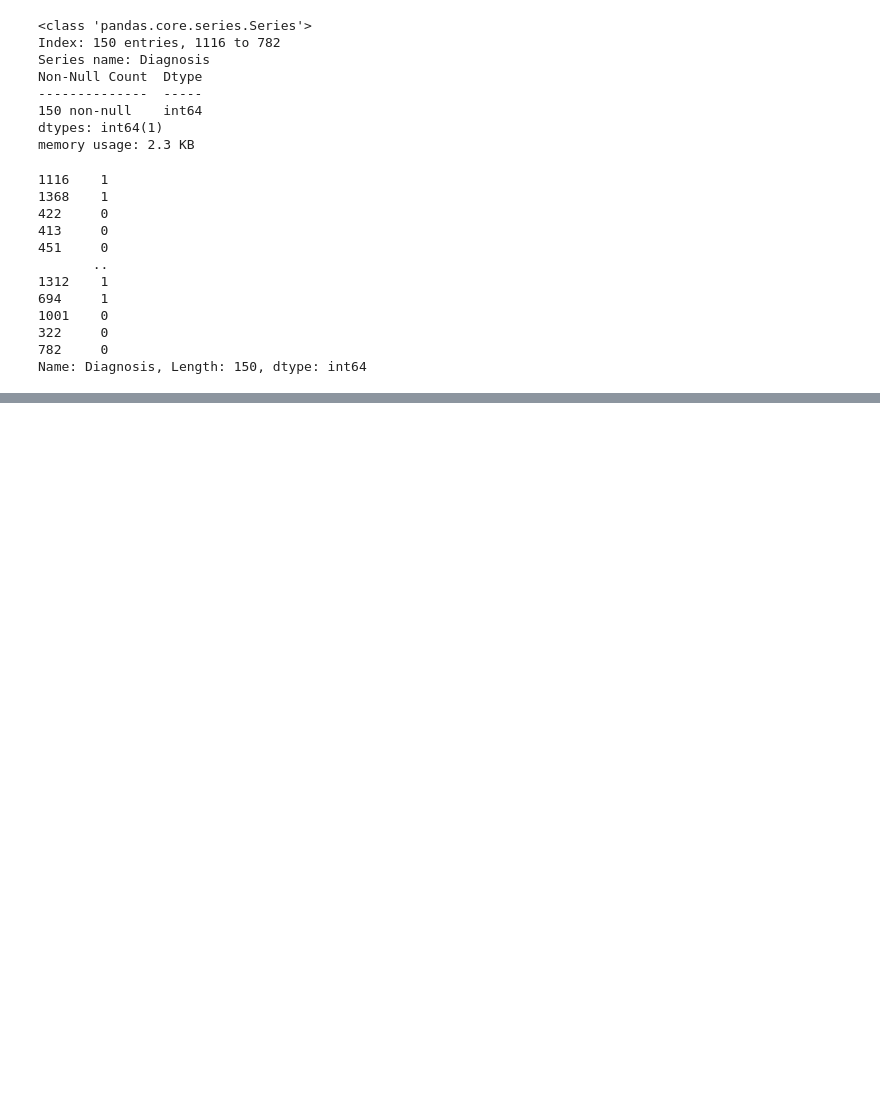
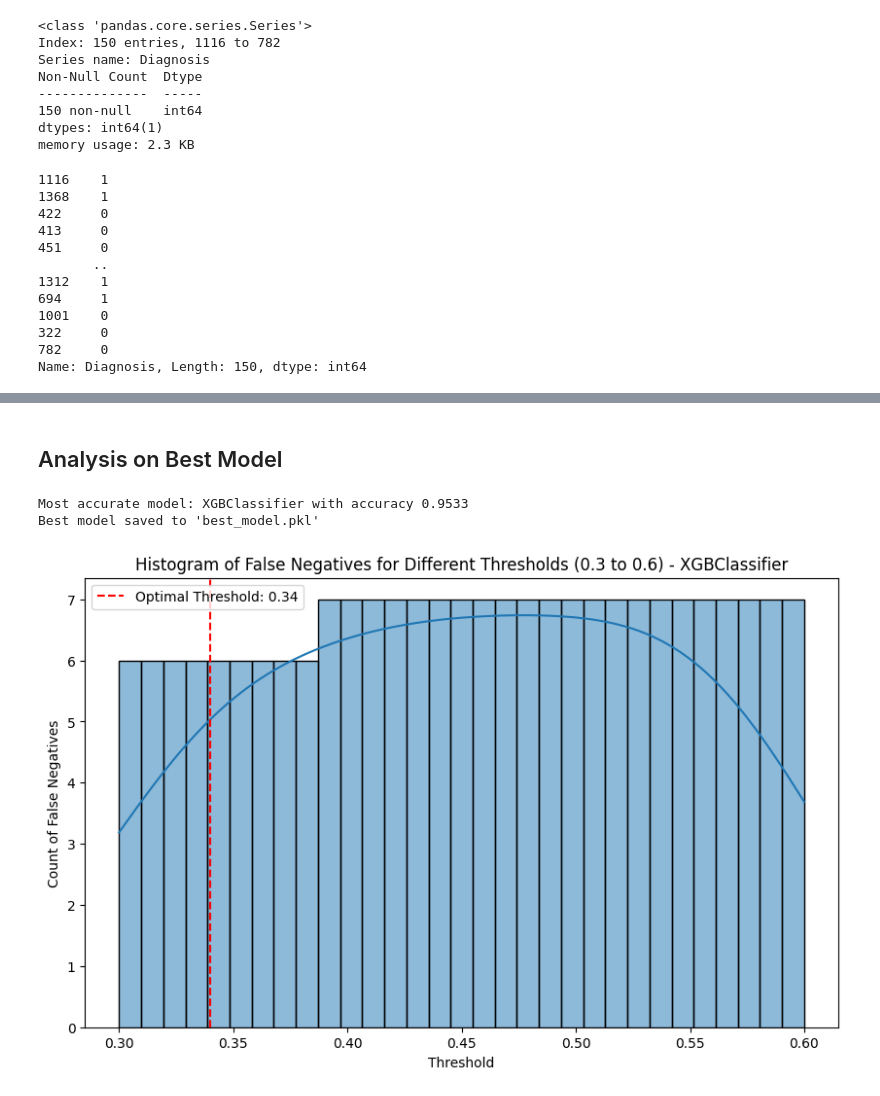
Before and after one commit to shivam188132/cancer_dt, a Jupyter notebook: cancer_pred.ipynb, the cells around one changed output, grey strips where cells are left out. Cells and saved outputs as stored; diff of their text form; code cells hidden in the pictures; blank space fills up the shorter version.

```diff
--- a/cancer_pred.ipynb
+++ b/cancer_pred.ipynb
@@ -114,0 +269,2 @@ Name: Diagnosis, Length: 150, dtype: int64
+# %% [markdown]
+## Analysis on Best Model
@@ -114,0 +275,39 @@ Name: Diagnosis, Length: 150, dtype: int64
+# %%
+best_model_name = max(accuracies, key=accuracies.get)
+best_model = models[best_model_name]
+print(f"\nMost accurate model: {best_model_name} with accuracy {accuracies[best_model_name]:.4f}")
+
+# Save the best model to a pkl file
+with open('best_model.pkl', 'wb') as file:
+    pickle.dump(best_model, file)
+
+with open('scaler.pkl', 'wb') as scaler_file:
+    pickle.dump(scaler, scaler_file)
+
+print("Best model saved to 'best_model.pkl'")
+
+# Now let's plot the histogram of false negatives for the best model
+y_prob = best_model.predict_proba(X_test_scaled)[:, 1]
+thresholds = np.arange(0.3, 0.61, 0.01)
+metrics = {'Threshold': [], 'False Negatives': []}
+
+for threshold in thresholds:
+    y_pred = (y_prob >= threshold).astype(int)
+    tn, fp, fn, tp = confusion_matrix(y_test, y_pred).ravel()
+    metrics['Threshold'].append(threshold)
+    metrics['False Negatives'].append(fn)
+
+metrics_df = pd.DataFrame(metrics)
+
+plt.figure(figsize=(10, 6))
+sns.histplot(metrics_df, x='Threshold', weights='False Negatives', bins=len(thresholds), kde=True)
+plt.xlabel('Threshold')
+plt.ylabel('Count of False Negatives')
+plt.title(f'Histogram of False Negatives for Different Thresholds (0.3 to 0.6) - {best_model_name}')
+plt.axvline(0.34, color='r', linestyle='--', label='Optimal Threshold: 0.34')
+plt.legend()
+plt.show()
+# %% [output]
+Most accurate model: XGBClassifier with accuracy 0.9533
+Best model saved to 'best_model.pkl'
+[figure, added]
```
Also changed, not shown: parts of 7 cells of this notebook, 1 other file.
